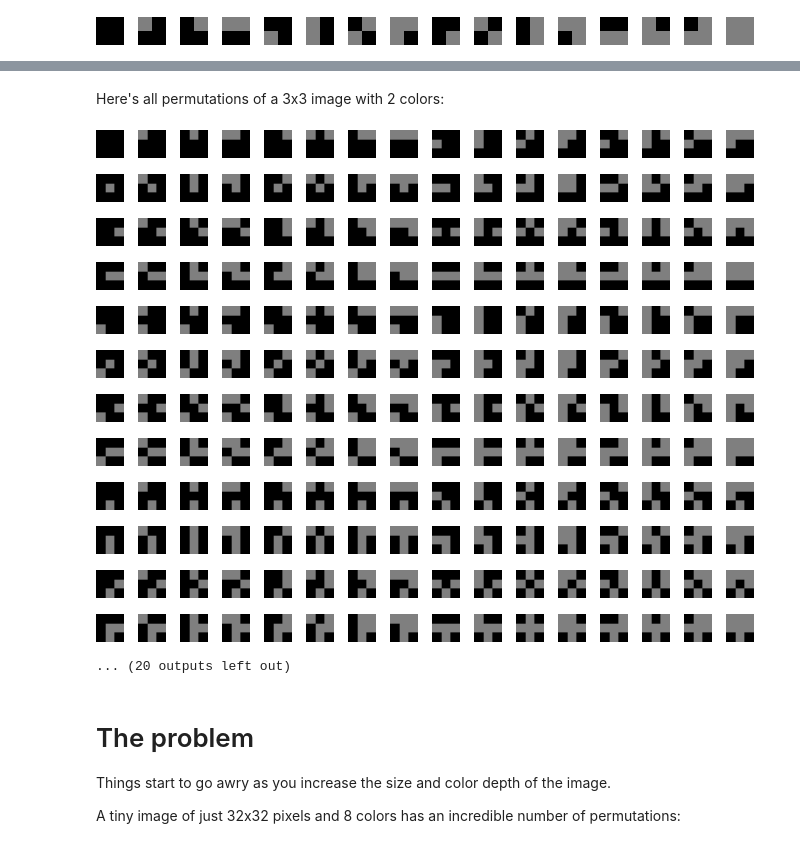
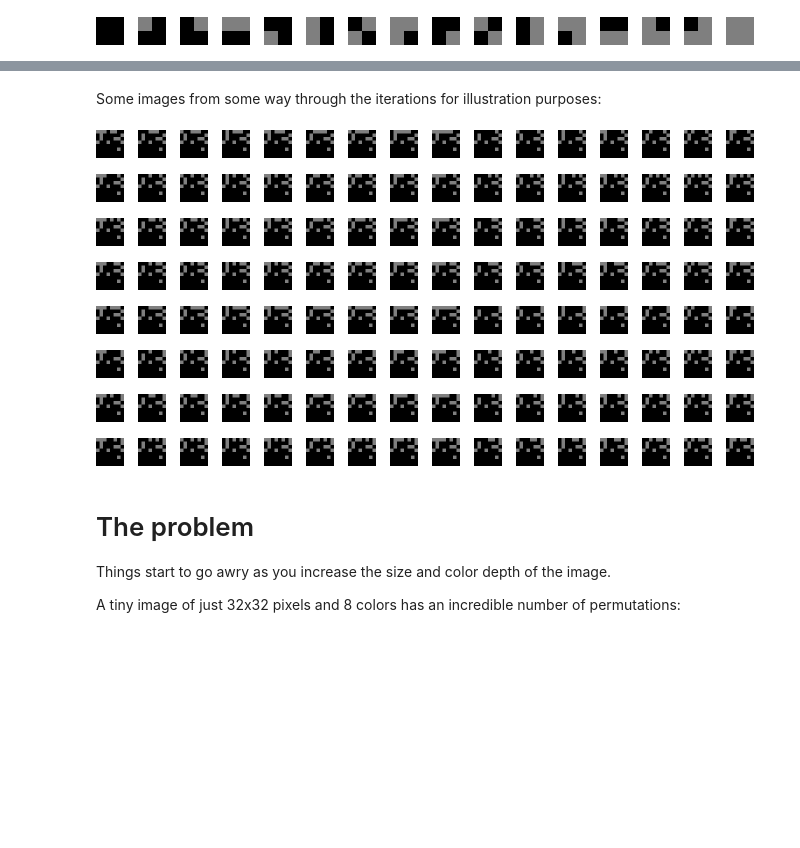
Before and after one commit to kathryndeplume/library-of-sydney, a Jupyter notebook: notes.ipynb, the cells around one changed output, grey strips where cells are left out. Saved outputs shown, nothing was run; the diff lists cells and outputs as text; code cells hidden in the pictures; blank space fills up the shorter version.

```diff
--- a/notes.ipynb
+++ b/notes.ipynb
@@ -188,0 +193,5 @@ display_images(
+# %%
+gen3x3 = ImageGenerator(3, 2)
+
+for i in range(0, gen3x3.permutations(), 16):
+    display_images(list(map(lambda i: gen3x3.generate(i), range(i, i + 16))))
@@ -206,24 +229,20 @@ display_images([
-# %% [markdown]
-Here's all permutations of a 3x3 image with 2 colors:
-# %%
-genex = ImageGenerator(3, 2)
-
-for i in range(0, genex.permutations(), 16):
-    display_images(list(map(lambda i: genex.generate(i), range(i, i + 16))))
-# %% [output]
-[figure]
-[figure]
-[figure]
-[figure]
-[figure]
-[figure]
-[figure]
-[figure]
-[figure]
-[figure]
-[figure]
-[figure]
-... (20 outputs left out)
+# %% [markdown]
+Some images from some way through the iterations for illustration purposes:
+# %%
+iter_start = int(2 ** 46) + 2304934455
+iter_end   = iter_start + 128
+
+for i in range(iter_start, iter_end, 16):
+    display_images(list(map(lambda i: gen8x8.generate(i), range(i, i + 16))))
+# %% [output]
+[figure, added]
+[figure, added]
+[figure, added]
+[figure, added]
+[figure, added]
+[figure, added]
+[figure, added]
+[figure, added]
 # %% [markdown]
 # The problem
 
```
Also changed, not shown: parts of 10 cells of this notebook.
